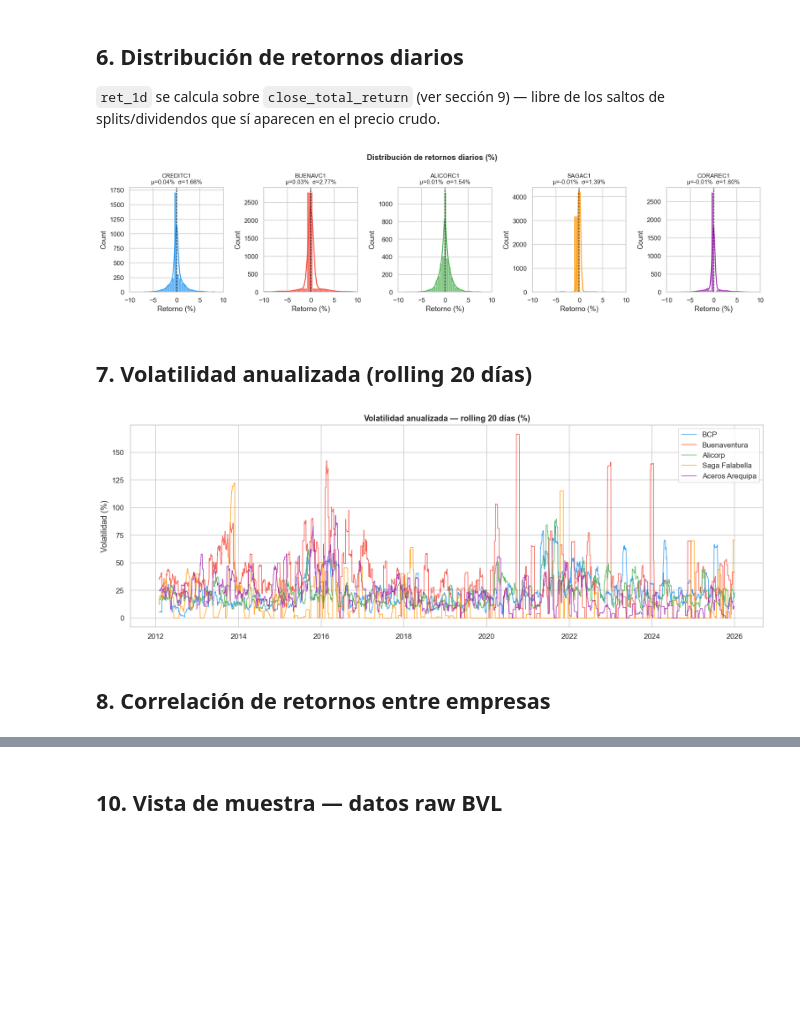
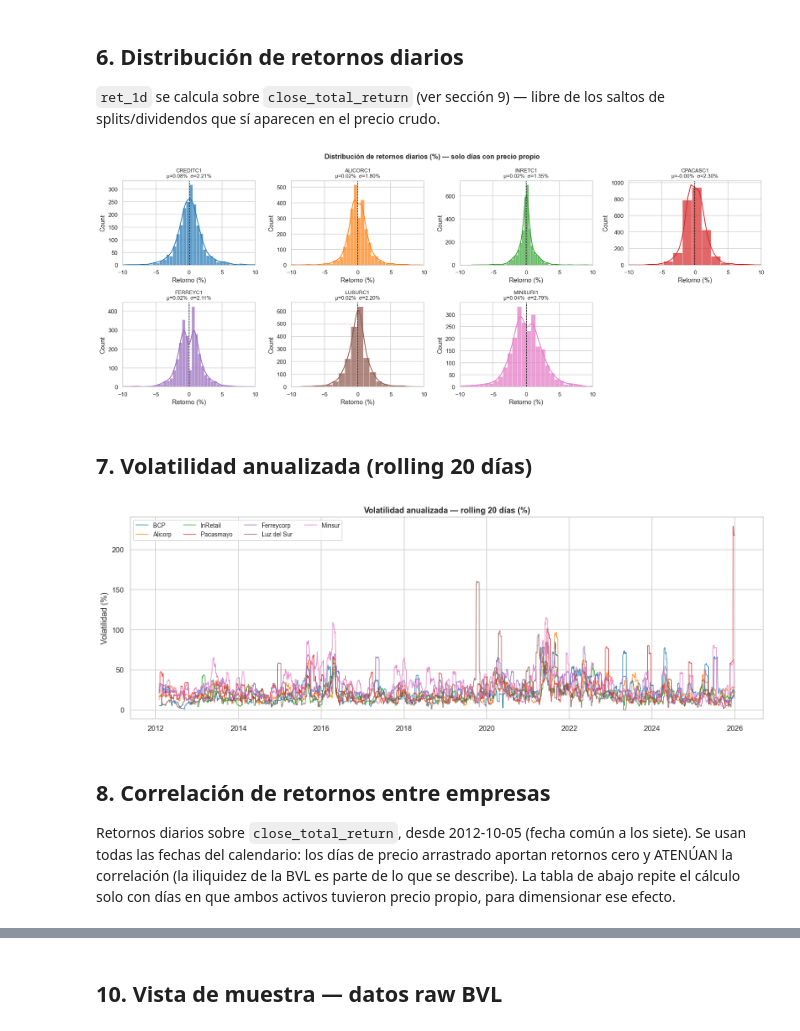
Before and after one commit to rodholguin/20221466_ProyectoFinCarrera, a Jupyter notebook: notebooks/exploracion_datos_bvl.ipynb, the cells around one changed output, grey strips where cells are left out. Saved outputs shown, nothing was run; the diff lists cells and outputs as text; code cells hidden in the pictures; blank space fills up the shorter version.

```diff
--- a/notebooks/exploracion_datos_bvl.ipynb
+++ b/notebooks/exploracion_datos_bvl.ipynb
@@ -131,18 +150,21 @@ plt.show()
 # %%
+BASE_FECHA = max(df['date'].min() for df in interim.values())
+
 fig, ax = plt.subplots(figsize=(14, 6))
-
-for ticker, color in zip(TICKERS, COLORES):
+for ticker in TICKERS:
     df = interim.get(ticker)
     if df is None:
         continue
-    base = df['close'].iloc[0]
-    ax.plot(df['date'], df['close'] / base * 100,
-            label=f'{ticker} ({NOMBRES[ticker]})', color=color, linewidth=1.5)
+    s = df.set_index('date')['close_total_return']
+    s = s[s.index >= BASE_FECHA]
+    idx = s / s.iloc[0] * 100
+    ax.plot(idx.index, idx.values, label=f'{ticker} ({NOMBRES[ticker]})  {idx.iloc[-1] - 100:+.0f}%',
+            color=COLOR_MAP[ticker], linewidth=1.4)
 
 ax.axhline(100, color='black', linewidth=0.8, linestyle=':')
-ax.set_title('Rendimiento relativo — Precios normalizados (base 100 = primer registro)', fontweight='bold')
+ax.set_title(f'Rendimiento relativo — retorno total, base 100 = {BASE_FECHA:%Y-%m-%d}', fontweight='bold')
 ax.set_ylabel('Índice (base 100)')
-ax.legend()
+ax.legend(ncol=2, fontsize=9, loc='upper left')
 ax.xaxis.set_major_formatter(mdates.DateFormatter('%Y'))
 plt.tight_layout()
 plt.show()
@@ -164,10 +192,11 @@ def plot_tecnico(ticker, df, ventana_años=3):
 
     # --- Precio + SMA ---
     ax = axes[0]
-    ax.plot(df['date'], df['close'], color='#1565C0', linewidth=1.2, label='Cierre')
+    ax.plot(df['date'], df['close_total_return'], color='#1565C0', linewidth=1.2,
+            label='Retorno total (close_total_return)')
     if 'sma_20' in df: ax.plot(df['date'], df['sma_20'], '--', linewidth=1, color='orange', label='SMA 20')
     if 'sma_50' in df: ax.plot(df['date'], df['sma_50'], '--', linewidth=1, color='red',    label='SMA 50')
-    ax.set_ylabel('Precio (S/)')
+    ax.set_ylabel('S/ (retorno total)')
     ax.legend(loc='upper left', fontsize=9)
 
     # --- MACD ---
@@ -206,7 +235,5 @@ def plot_tecnico(ticker, df, ventana_años=3):
     plt.tight_layout()
     plt.show()
 
-for ticker in TICKERS:
-    if ticker in interim:
-        plot_tecnico(ticker, interim[ticker])
+plot_tecnico('CREDITC1', interim['CREDITC1'])
 # %% [output]
@@ -221,50 +244,50 @@ for ticker in TICKERS:
 `ret_1d` se calcula sobre `close_total_return` (ver sección 9) — libre de los
 saltos de splits/dividendos que sí aparecen en el precio crudo.
 # %%
-fig, axes = plt.subplots(1, len(TICKERS), figsize=(16, 4), sharey=False)
-fig.suptitle('Distribución de retornos diarios (%)', fontsize=13, fontweight='bold')
+fig, axes = plt.subplots(2, 4, figsize=(18, 7))
+axes = axes.flatten()
+fig.suptitle('Distribución de retornos diarios (%) — solo días con precio propio', fontsize=13, fontweight='bold')
 
-for ax, ticker, color in zip(axes, TICKERS, COLORES):
+for ax, ticker in zip(axes, TICKERS):
     df = interim.get(ticker)
     if df is None:
         continue
-    col = 'ret_1d' if 'ret_1d' in df.columns else None
-    if col is None:
-        ret = df['close'].pct_change().dropna() * 100
-    else:
-        ret = df[col].dropna() * 100
-
-    sns.histplot(ret, bins=60, kde=True, ax=ax, color=color, alpha=0.7)
+    propio = df['close_raw'] != df['close_raw'].shift(1)   # excluye días de precio arrastrado
+    ret = df.loc[propio, 'ret_1d'].dropna() * 100
+    sns.histplot(ret, bins=60, kde=True, ax=ax, color=COLOR_MAP[ticker], alpha=0.7)
     ax.axvline(ret.mean(), color='black', linestyle='--', linewidth=1)
     ax.set_title(f'{ticker}\nμ={ret.mean():.2f}%  σ={ret.std():.2f}%', fontsize=10)
     ax.set_xlabel('Retorno (%)')
     ax.set_xlim(-10, 10)
-
+axes[-1].set_visible(False)
 plt.tight_layout()
 plt.show()
 # %% [output]
-[figure, old version]
+[figure, new version]
 # %% [markdown]
 ## 7. Volatilidad anualizada (rolling 20 días)
 # %%
 fig, ax = plt.subplots(figsize=(14, 5))
-
-for ticker, color in zip(TICKERS, COLORES):
+for ticker in TICKERS:
     df = interim.get(ticker)
-    if df is None:
+    if df is None or 'volatility_20' not in df.columns:
         continue
-    col = 'volatility_20'
-    if col in df.columns:
-        ax.plot(df['date'], df[col] * 100, label=NOMBRES[ticker], color=color, linewidth=1, alpha=0.85)
-
+    ax.plot(df['date'], df['volatility_20'] * 100, label=NOMBRES[ticker],
+            color=COLOR_MAP[ticker], linewidth=1, alpha=0.85)
 ax.set_title('Volatilidad anualizada — rolling 20 días (%)', fontweight='bold')
 ax.set_ylabel('Volatilidad (%)')
-ax.legend()
+ax.legend(ncol=4, fontsize=9)
 ax.xaxis.set_major_formatter(mdates.DateFormatter('%Y'))
 plt.tight_layout()
 plt.show()
 # %% [output]
-[figure, old version]
+[figure, new version]
 # %% [markdown]
 ## 8. Correlación de retornos entre empresas
+
+Retornos diarios sobre `close_total_return`, desde 2012-10-05 (fecha común a los
+siete). Se usan todas las fechas del calendario: los días de precio arrastrado
+aportan retornos cero y ATENÚAN la correlación (la iliquidez de la BVL es parte de
+lo que se describe). La tabla de abajo repite el cálculo solo con días en que
+ambos activos tuvieron precio propio, para dimensionar ese efecto.
 # %%
```
Also changed, not shown: parts of 16 cells of this notebook, 7 other files.
